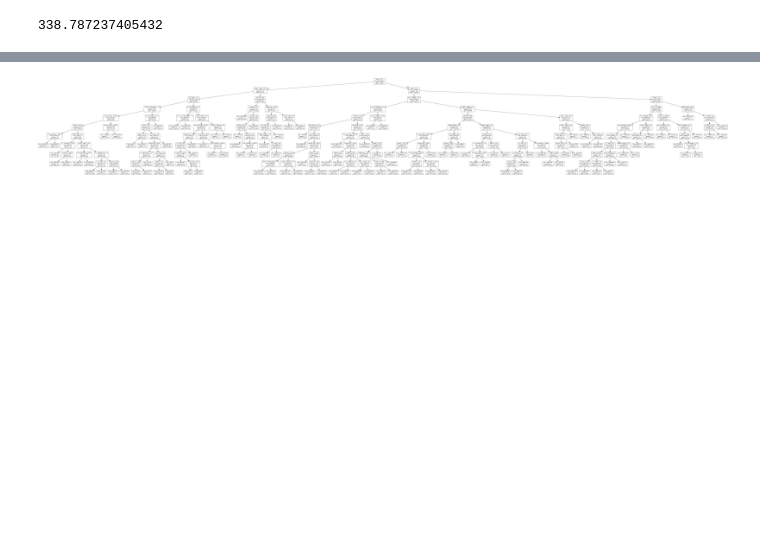
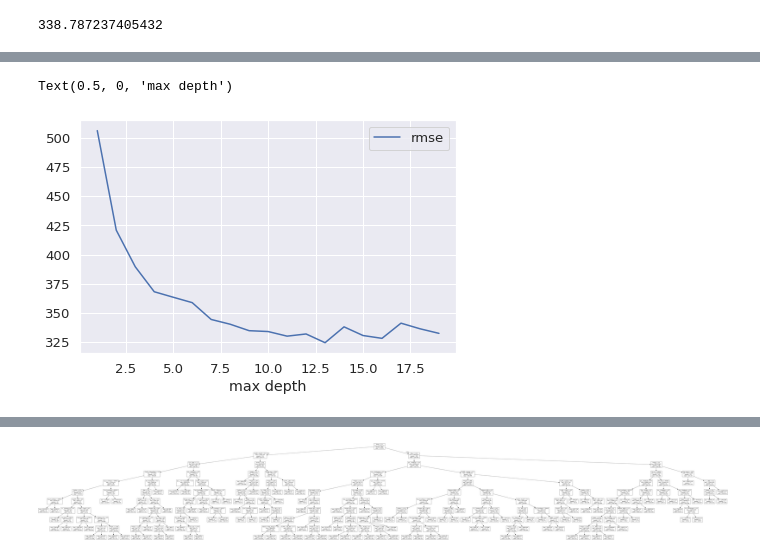
Before and after one commit to DanielKorenDataScience/RegressionProject, a Jupyter notebook: Regression Project.ipynb, the cells around one changed output, grey strips where cells are left out. Cells and saved outputs as stored; diff of their text form; code cells hidden in the pictures; blank space fills up the shorter version.

```diff
--- a/Regression Project.ipynb
+++ b/Regression Project.ipynb
@@ -255,0 +295,22 @@ RMSE
+# %%
+rmse_list = []
+
+max_depth = range(1, 20)
+
+result = pd.DataFrame(index=max_depth, columns =['rmse'])
+
+for i in max_depth:
+    model = DecisionTreeRegressor(max_depth=i)
+    model.fit(X_train, y_train)
+    y_fit = model.predict(X_test)
+    rmse = np.sqrt(mse(y_test, y_fit))
+    result.loc[i, 'rmse'] = rmse
+
+
+
+
+result.plot()
+plt.xlabel('max depth')
+# %% [output]
+Text(0.5, 0, 'max depth')
+[figure, added]
```
Also changed, not shown: parts of 18 cells of this notebook.
